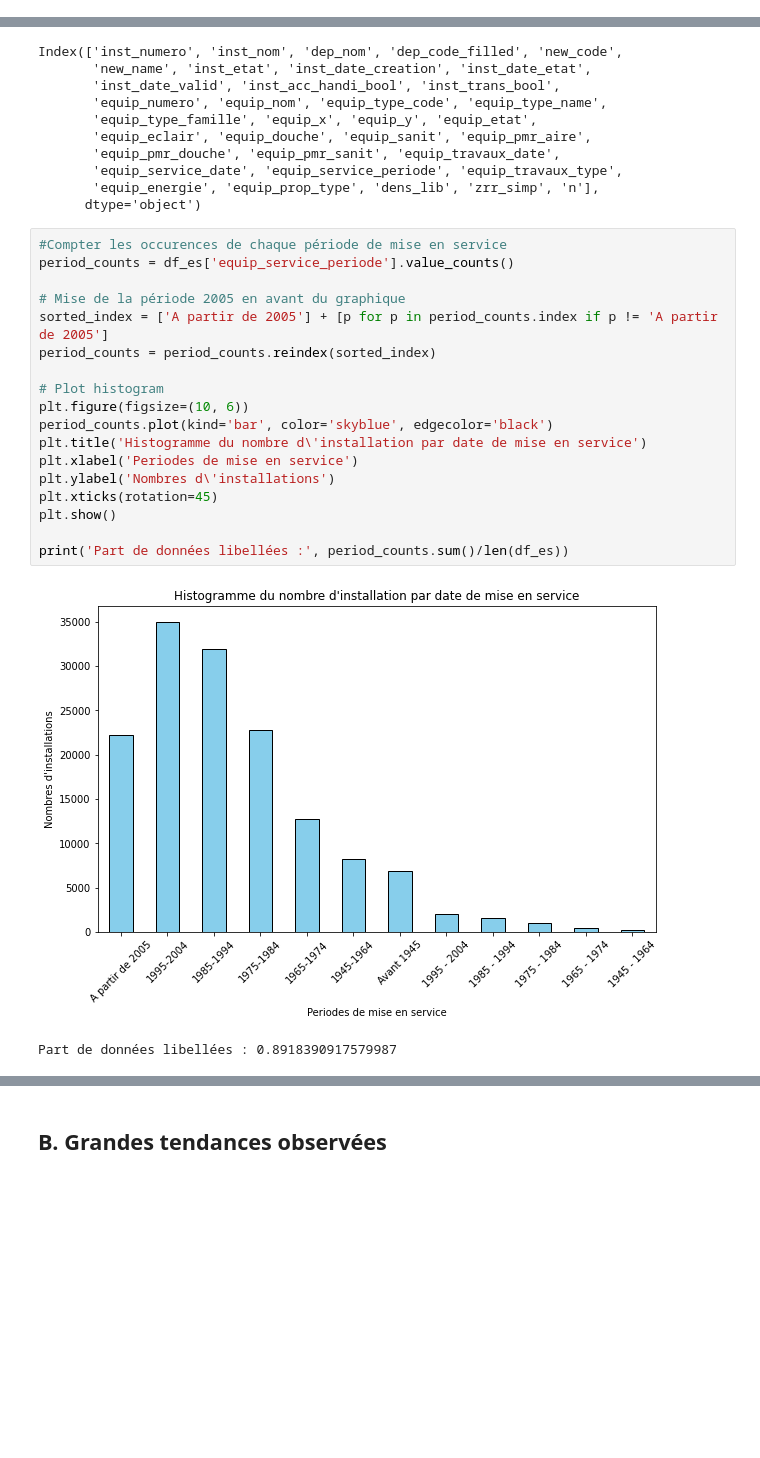
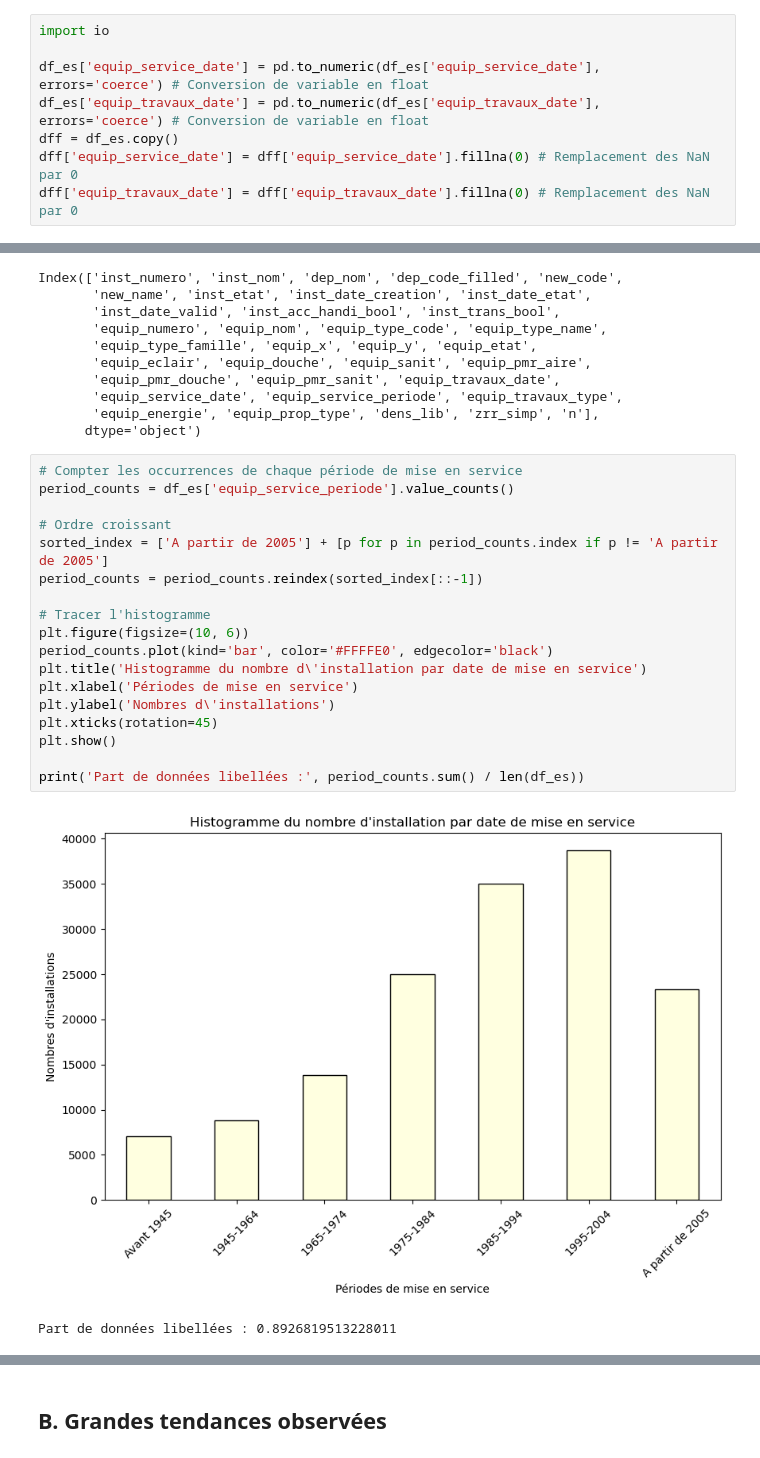
Before and after one commit to cyprienmathe/Python-data-science, a Jupyter notebook: main.ipynb, the cells around one changed output, grey strips where cells are left out. Cells and saved outputs as stored; diff of their text form; blank space fills up the shorter version.

```diff
--- a/main.ipynb
+++ b/main.ipynb
@@ -214,3 +236,11 @@ departements_eco.head(2)
 | 1 | 02 | POLYGON ((776099.6 6923411.2, 776... | France | Aisne | 531345 | IGN:EXPRESS-COG-CARTO-TERRITOIRE | 7418.609601 | 02 | Aisne | ... |
 # %% [markdown]
 ## C. Création de nouvelles variables
+# %%
+import io
+
+df_es['equip_service_date'] = pd.to_numeric(df_es['equip_service_date'], errors='coerce') # Conversion de variable en float
+df_es['equip_travaux_date'] = pd.to_numeric(df_es['equip_travaux_date'], errors='coerce') # Conversion de variable en float
+dff = df_es.copy()
+dff['equip_service_date'] = dff['equip_service_date'].fillna(0) # Remplacement des NaN par 0
+dff['equip_travaux_date'] = dff['equip_travaux_date'].fillna(0) # Remplacement des NaN par 0
@@ -238,23 +350,23 @@ Index(['inst_numero', 'inst_nom', 'dep_nom', 'dep_code_filled', 'new_code',
        'equip_energie', 'equip_prop_type', 'dens_lib', 'zrr_simp', 'n'],
       dtype='object')
 # %%
-#Compter les occurences de chaque période de mise en service
+# Compter les occurrences de chaque période de mise en service
 period_counts = df_es['equip_service_periode'].value_counts()
 
-# Mise de la période 2005 en avant du graphique
+# Ordre croissant
 sorted_index = ['A partir de 2005'] + [p for p in period_counts.index if p != 'A partir de 2005']
-period_counts = period_counts.reindex(sorted_index)
+period_counts = period_counts.reindex(sorted_index[::-1])
 
-# Plot histogram
+# Tracer l'histogramme
 plt.figure(figsize=(10, 6))
-period_counts.plot(kind='bar', color='skyblue', edgecolor='black')
+period_counts.plot(kind='bar', color='#FFFFE0', edgecolor='black')
 plt.title('Histogramme du nombre d\'installation par date de mise en service')
-plt.xlabel('Periodes de mise en service')
+plt.xlabel('Périodes de mise en service')
 plt.ylabel('Nombres d\'installations')
 plt.xticks(rotation=45)
 plt.show()
 
-print('Part de données libellées :', period_counts.sum()/len(df_es))
+print('Part de données libellées :', period_counts.sum() / len(df_es))
 # %% [output]
-[figure, old version]
+[figure, new version]
-Part de données libellées : 0.8918390917579987
+Part de données libellées : 0.8926819513228011
```
Also changed, not shown: parts of 45 cells of this notebook.
